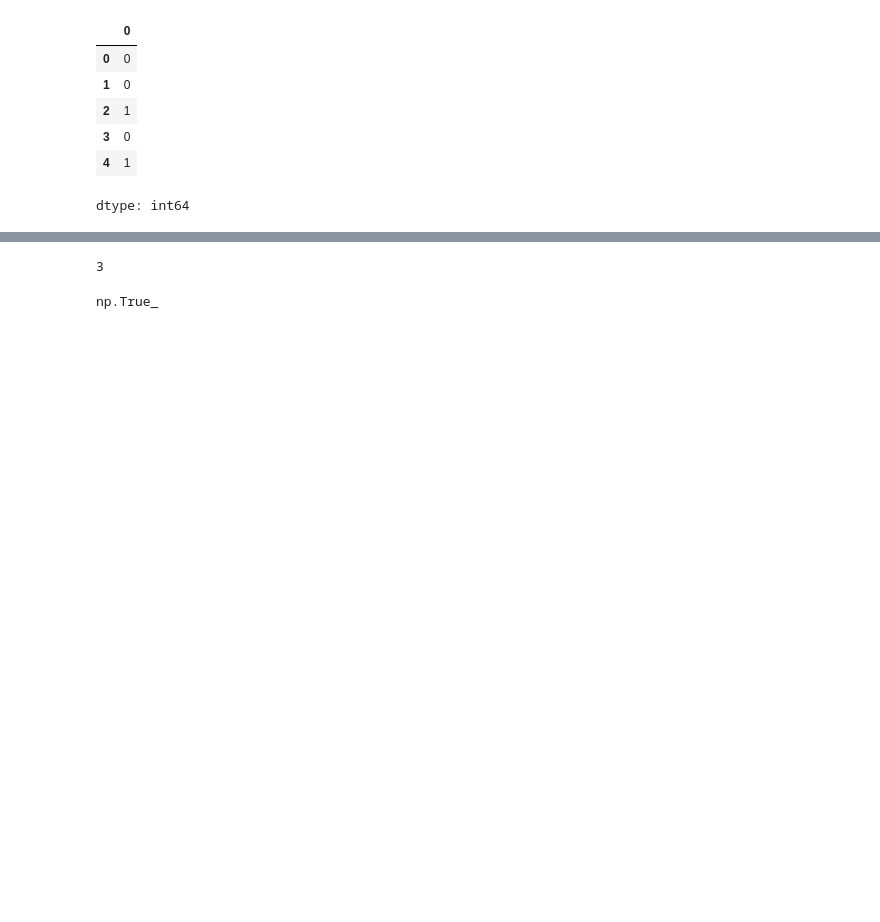
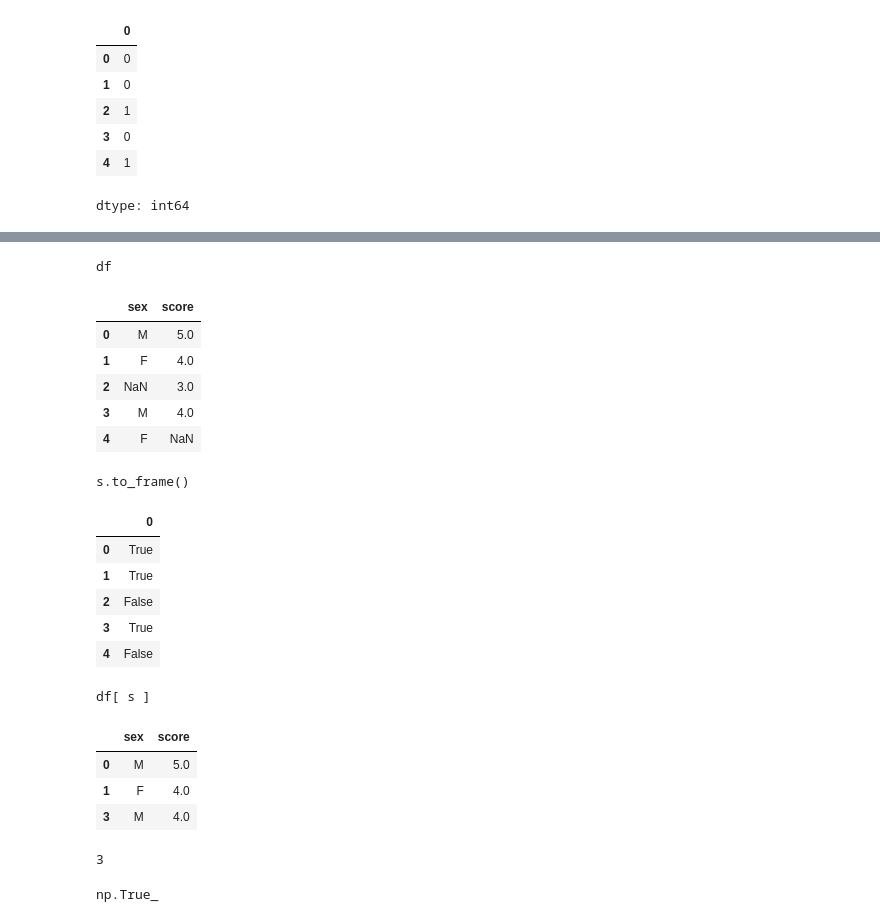
Before and after one commit to 20232497/2026-1-BDA, a Jupyter notebook: code/14w_ch07_missingvalue_outlier.ipynb, the cells around one changed output, grey strips where cells are left out. Cells and saved outputs as stored; diff of their text form; code cells hidden in the pictures; blank space fills up the shorter version.

```diff
--- a/code/14w_ch07_missingvalue_outlier.ipynb
+++ b/code/14w_ch07_missingvalue_outlier.ipynb
@@ -405,4 +413,26 @@ s
 dtype: bool
+# %%
+display_side_by_side(df, s.to_frame(), df[ s ])
+# %% [output]
+df
+|  | sex | score |
+| 0 | M | 5.0 |
+| 1 | F | 4.0 |
+| 2 | NaN | 3.0 |
+| 3 | M | 4.0 |
+| 4 | F | NaN |
+s.to_frame()
+|  | 0 |
+| 0 | True |
+| 1 | True |
+| 2 | False |
+| 3 | True |
+| 4 | False |
+df[ s ]
+|  | sex | score |
+| 0 | M | 5.0 |
+| 1 | F | 4.0 |
+| 3 | M | 4.0 |
 # %%
 int(s.sum())
 # %% [output]
```
Also changed, not shown: parts of 16 cells of this notebook.
